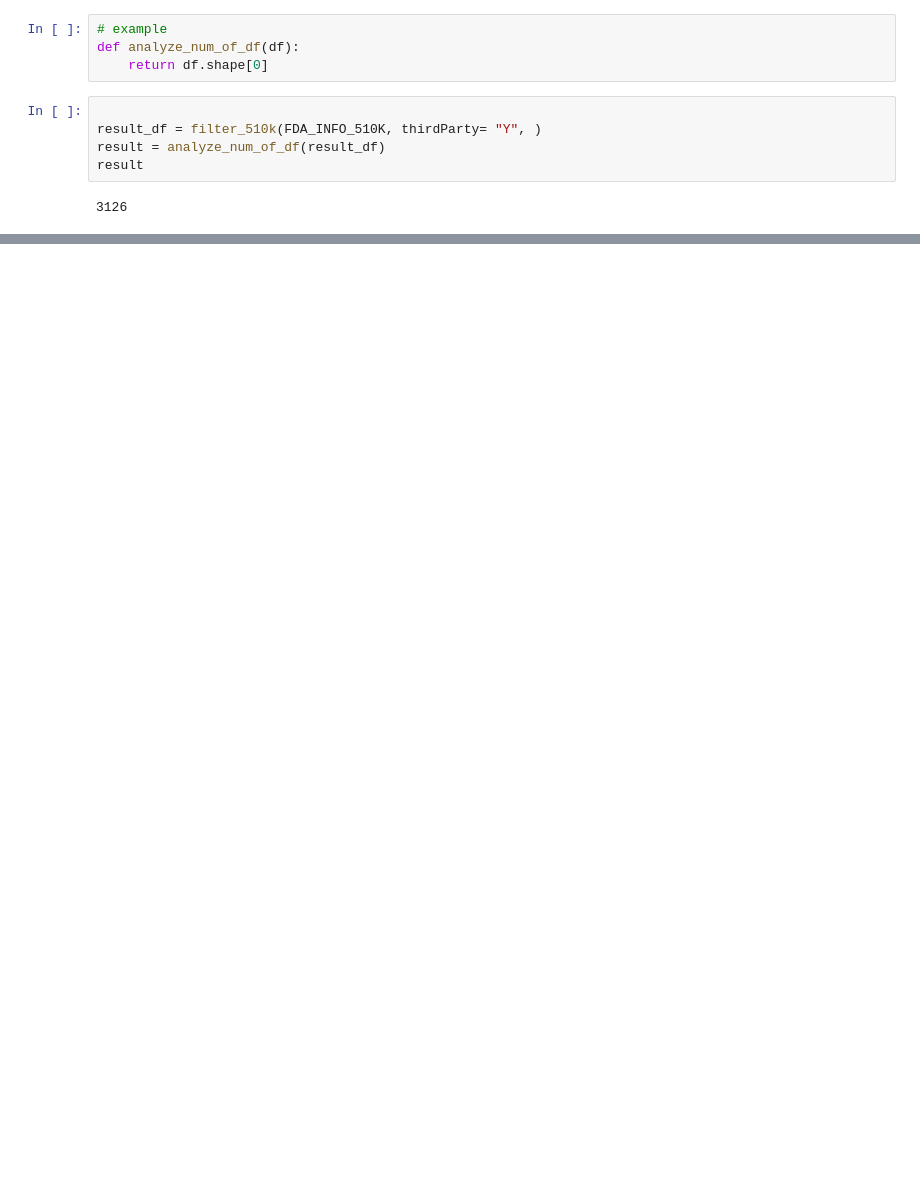
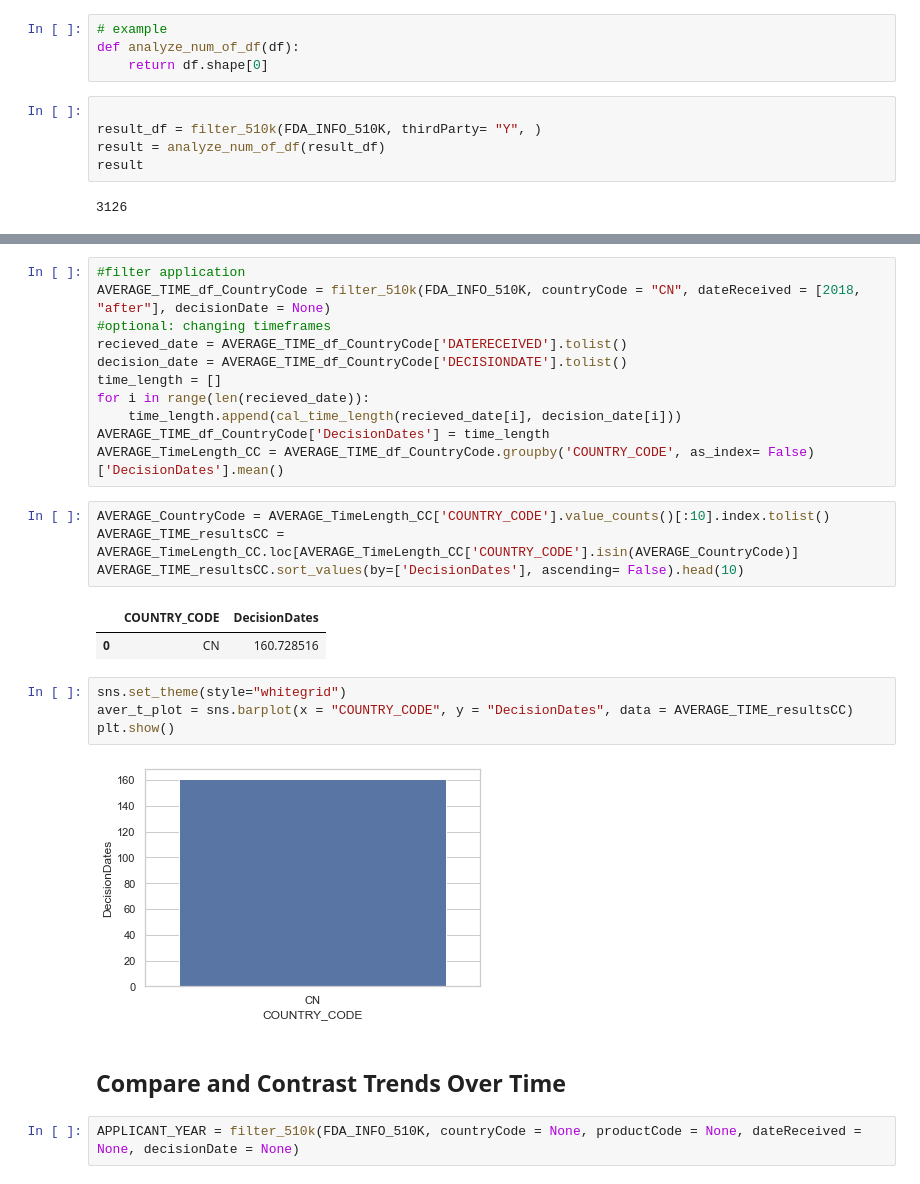
Before and after one commit to BelindaTang1/FDA_DataAnalytics, a Jupyter notebook: searching_engine.ipynb, the cells around one changed output, grey strips where cells are left out. Saved outputs shown, nothing was run; the diff lists cells and outputs as text; blank space fills up the shorter version.

```diff
--- a/searching_engine.ipynb
+++ b/searching_engine.ipynb
@@ -102,0 +143,28 @@ result
+# %%
+#filter application
+AVERAGE_TIME_df_CountryCode = filter_510k(FDA_INFO_510K, countryCode = "CN", dateReceived = [2018, "after"], decisionDate = None)
+#optional: changing timeframes
+recieved_date = AVERAGE_TIME_df_CountryCode['DATERECEIVED'].tolist()
+decision_date = AVERAGE_TIME_df_CountryCode['DECISIONDATE'].tolist()
+time_length = []
+for i in range(len(recieved_date)):
+    time_length.append(cal_time_length(recieved_date[i], decision_date[i]))
+AVERAGE_TIME_df_CountryCode['DecisionDates'] = time_length
+AVERAGE_TimeLength_CC = AVERAGE_TIME_df_CountryCode.groupby('COUNTRY_CODE', as_index= False)['DecisionDates'].mean()
+# %%
+AVERAGE_CountryCode = AVERAGE_TimeLength_CC['COUNTRY_CODE'].value_counts()[:10].index.tolist()
+AVERAGE_TIME_resultsCC = AVERAGE_TimeLength_CC.loc[AVERAGE_TimeLength_CC['COUNTRY_CODE'].isin(AVERAGE_CountryCode)]
+AVERAGE_TIME_resultsCC.sort_values(by=['DecisionDates'], ascending= False).head(10)
+# %% [output]
+|  | COUNTRY_CODE | DecisionDates |
+| 0 | CN | 160.728516 |
+# %%
+sns.set_theme(style="whitegrid")
+aver_t_plot = sns.barplot(x = "COUNTRY_CODE", y = "DecisionDates", data = AVERAGE_TIME_resultsCC)
+plt.show()
+# %% [output]
+[figure, added]
+# %% [markdown]
+## Compare and Contrast Trends Over Time
+# %%
+APPLICANT_YEAR = filter_510k(FDA_INFO_510K, countryCode = None, productCode = None, dateReceived = None, decisionDate = None)
```
Also changed, not shown: parts of 19 cells of this notebook, 1 other file.
